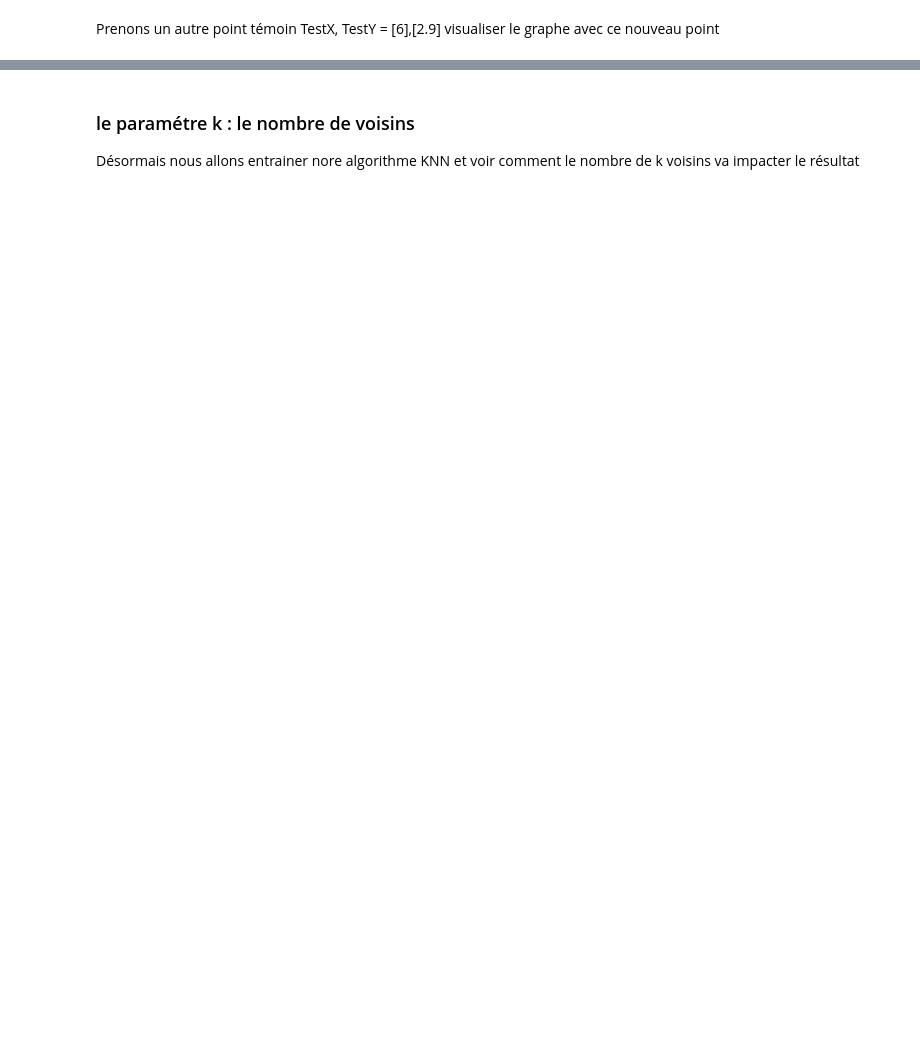
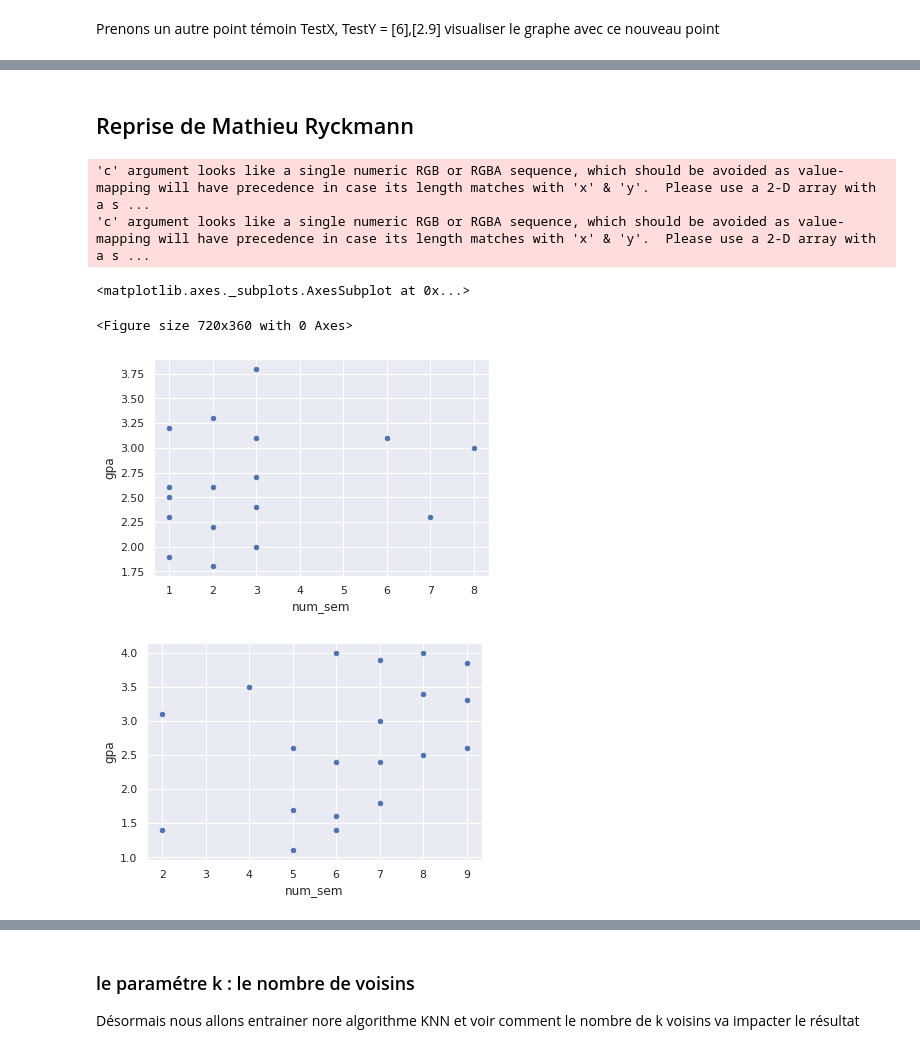
Before and after one commit to JasLieb/IML, a Jupyter notebook: TP4/sklear.ipynb, the cells around one changed output, grey strips where cells are left out. Drawn from its saved outputs; the diff is of its cells as text; code cells hidden in the pictures; blank space fills up the shorter version.

Commit message:
Add Mathieu Ryckman collaboration

```diff
--- a/TP4/sklear.ipynb
+++ b/TP4/sklear.ipynb
@@ -353,0 +370,15 @@ plt.plot(temoinX, temoinY,'ro', c='green', label='Point Témoin')
+# %% [markdown]
+## Reprise de Mathieu Ryckmann
+# %%
+fig = plt.figure(figsize=(10, 5))
+fig.subplots_adjust(hspace=0.4, wspace=0.4)
+
+dfA.plot.scatter(x='num_sem', y='gpa')
+dfB.plot.scatter(x='num_sem', y='gpa')
+# %% [output]
+'c' argument looks like a single numeric RGB or RGBA sequence, which should be avoided as value-mapping will have precedence in case its length matches with 'x' & 'y'.  Please use a 2-D array with a s ...
+'c' argument looks like a single numeric RGB or RGBA sequence, which should be avoided as value-mapping will have precedence in case its length matches with 'x' & 'y'.  Please use a 2-D array with a s ...
+<matplotlib.axes._subplots.AxesSubplot at 0x...>
+<Figure size 720x360 with 0 Axes>
+[figure, added]
+[figure, added]
```
Also changed, not shown: parts of 21 cells of this notebook.
